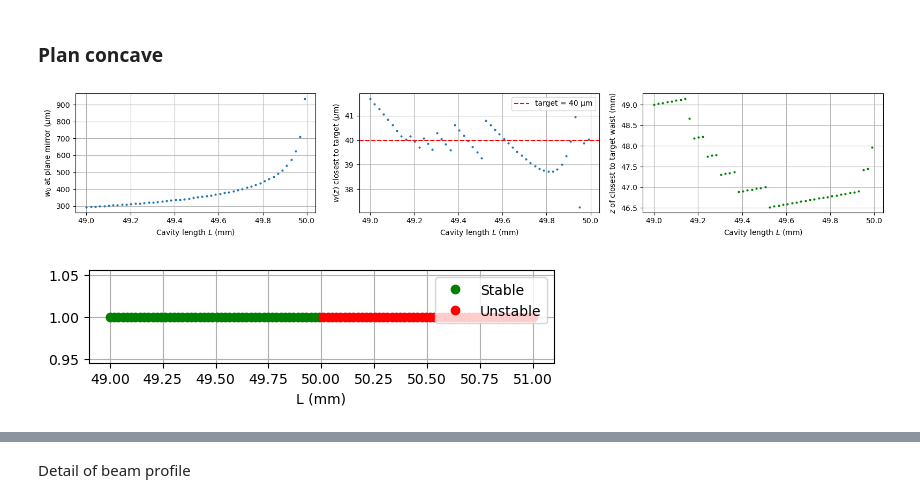
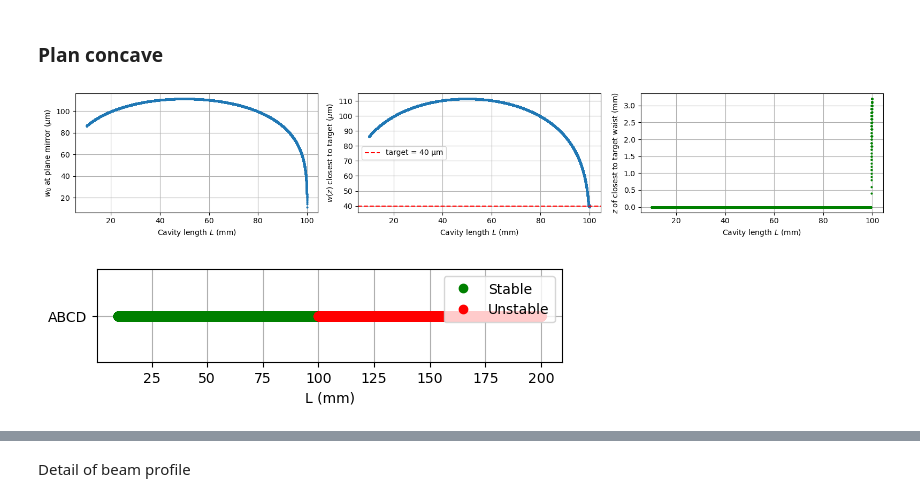
Before and after one commit to eq15t-panda/DesignCavity, a Jupyter notebook: linear_cavity_design.ipynb, the cells around one changed output, grey strips where cells are left out. Cells and saved outputs as stored; diff of their text form; code cells hidden in the pictures.

```diff
--- a/linear_cavity_design.ipynb
+++ b/linear_cavity_design.ipynb
@@ -104,12 +104,12 @@ plt.show()
 # %% [markdown]
 ### Plan concave
 # %%
-R1 = 50e-3   # radius of curvature concave mirror
+R1 = 100e-3   # radius of curvature concave mirror
 wavelength = 780e-9     # m
 wz_target = 40e-6   # 40 µm target waist
 
-array_length = np.linspace(5e-3, 60e-3, 50000)
-array_length = np.linspace(49e-3, 51e-3, 100)
+array_length = np.linspace(10e-3, 200e-3, 50000)
+#array_length = np.linspace(49e-3, 51e-3, 100)
 
 waist_values, stability_values, wz_close, z_close, _, _ = abcd.plan_concave(R1, array_length, wavelength, wz_target, beam_profile=False)
 L_stable = array_length[stability_values]
@@ -126,32 +126,33 @@ plt.subplot(1,3, 2)
 plt.plot(L_stable * 1e3, wz_close * 1e6, 'o', markersize=2)
 plt.axhline(wz_target * 1e6, color='r', linestyle='--', label=f'target = {wz_target*1e6:.0f} µm')
 plt.ylabel(r'$w(z)$ closest to target ($\mu$m)')
 plt.xlabel(r'Cavity length $L$ (mm)')
 plt.legend()
 plt.grid()
 
 plt.subplot(1,3, 3)
 plt.plot(L_stable * 1e3, z_close * 1e3, 'o', markersize=2, color='green')
 plt.ylabel(r'$z$ of closest to target waist (mm)')
 plt.xlabel(r'Cavity length $L$ (mm)')
 plt.grid()
 
 plt.tight_layout()
 #plt.savefig("figure.png", dpi=300, bbox_inches='tight')
 plt.show()
 
 
 
 
 plt.figure(figsize=(6,1.2))
 
 plt.plot(array_length[stability_values]* 1e3, np.ones(sum(stability_values)), 'go', label='Stable')
 plt.plot(array_length[~stability_values]* 1e3, np.ones(sum(~stability_values)), 'ro', label='Unstable')
 plt.xlabel("L (mm)")
+plt.yticks([1], ['ABCD'])
 plt.legend()
 plt.grid()
 plt.title("")
 plt.show()
 # %% [output]
-[figure, old version]
+[figure, new version]
-[figure, old version]
+[figure, new version]
```
Also changed, not shown: parts of 17 cells of this notebook, 4 other files.
